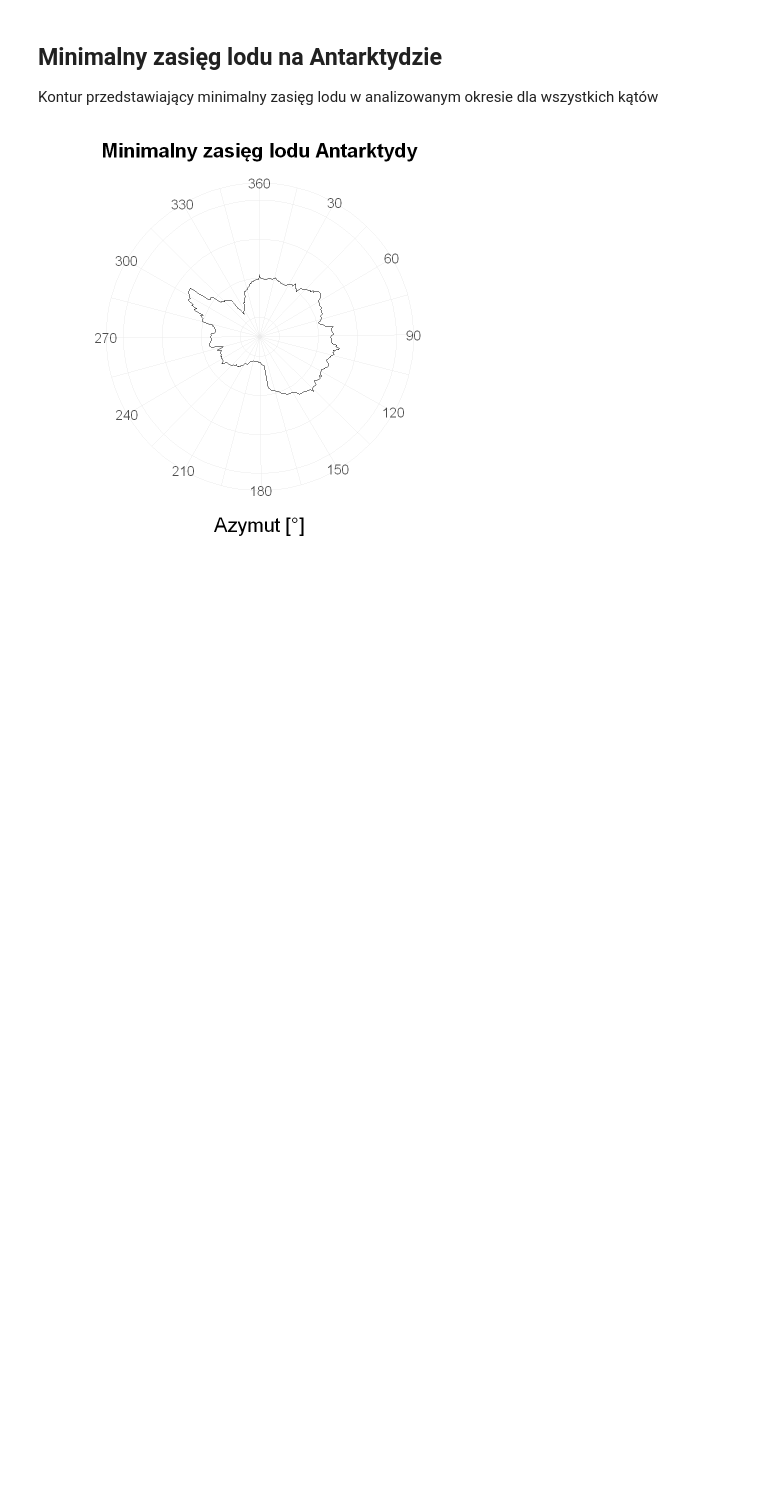
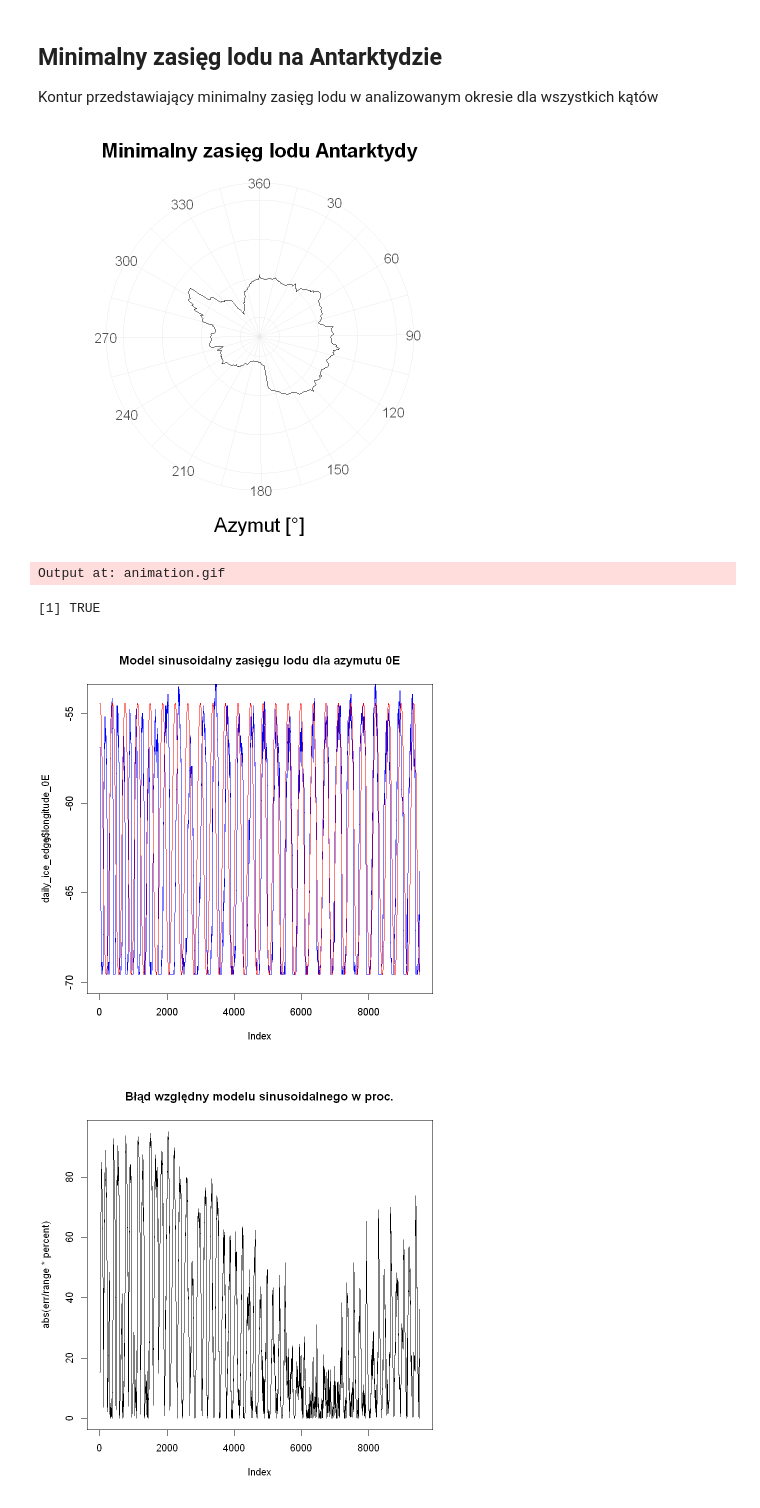
Before and after one commit to Hyziu-03/Modelowanie_Zaliczenie, a Jupyter notebook: Sprawozdanie.ipynb, the cells around one changed output. Cells and saved outputs as stored; diff of their text form; code cells hidden in the pictures; blank space fills up the shorter version.

Commit message:
Poprawa animacji oraz modelu

```diff
--- a/Sprawozdanie.ipynb
+++ b/Sprawozdanie.ipynb
@@ -93,7 +93,7 @@ ggplot(
 [figure]
 # %%
 
-step <- 20
+step <- 500
 
 sequence <- seq(from = 1, to = nrow(daily_ice_edge), by = step)
 
@@ -118,7 +118,7 @@ saveGIF(
       theme_minimal() +
       ylim(-85, -50) +
       labs(
-        title = paste("Zasięg lodu na Antarktydzie w dniu nr", i),
+        title = paste("Zasięg lodu na Antarktydzie dnia ", format(daily_ice_edge$Date[i])),
         x = "Azymut [°]", y = ""
       ) +
       scale_x_continuous(breaks = seq(0, 360, 30)) +
@@ -134,3 +134,48 @@ saveGIF(
   movie.name = "animation.gif", interval = 0.2,
   ani.width = 800, ani.height = 800
 )
+# %% [output]
+Output at: animation.gif
+[1] TRUE
+# %%
+min_lim <- -70
+max_lim <- -54
+
+observations <- length(daily_ice_edge$longitude_0E)
+t <- seq(0, pi, length.out = observations)
+
+minims <- 51
+# minims <- length(
+#   which(diff(sign(diff(y))) == -2) # nolint: commented_code_linter.
+# )
+
+A <- 9 # nolint: object_name_linter.
+omega <- minims
+alpha <- -62
+B <- 0 # nolint: object_name_linter.
+C <- omega # nolint: object_name_linter.
+y <- A * sin(cos(omega * t)) + B * sin(cos(C * t)) + alpha
+
+plot(
+  daily_ice_edge$longitude_0E, type = "l", col = "blue",
+  ylim = c(min_lim, max_lim)
+) # nolint: commented_code_linter.
+
+par(new = TRUE) # nolint: commented_code_linter.
+
+plot(
+  y, type = "l", col = "red", ylim = c(min_lim, max_lim),
+  main = "Model sinusoidalny zasięgu lodu dla azymutu 0E",
+) # nolint: commented_code_linter.
+
+range <- max_lim - min_lim
+percent <- 100
+err <- y - daily_ice_edge$longitude_0E
+
+plot(
+  abs(err / range * percent), type = "l",
+  main = "Błąd względny modelu sinusoidalnego w proc."
+)
+# %% [output]
+[figure, added]
+[figure, added]
```
